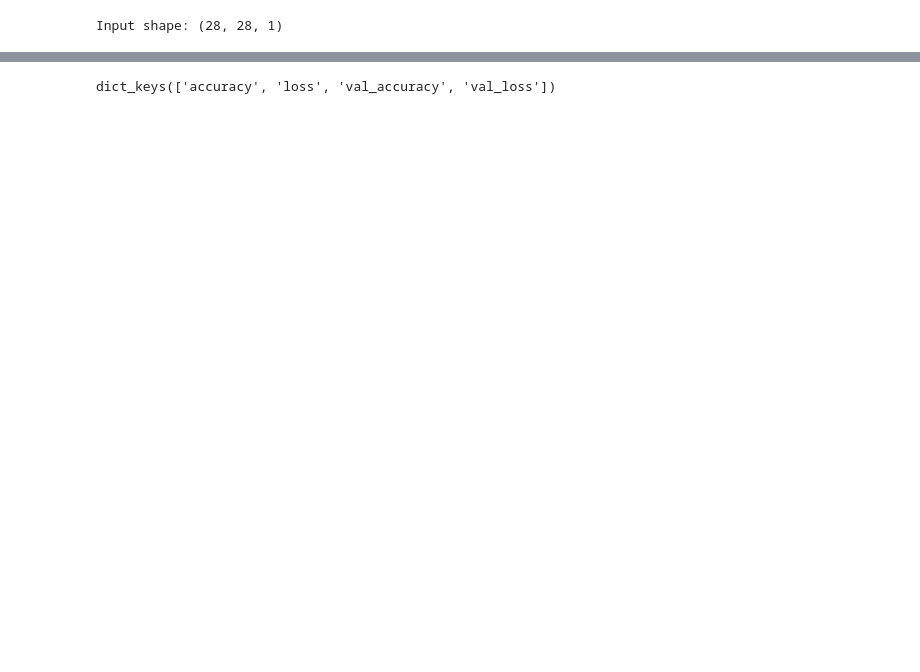
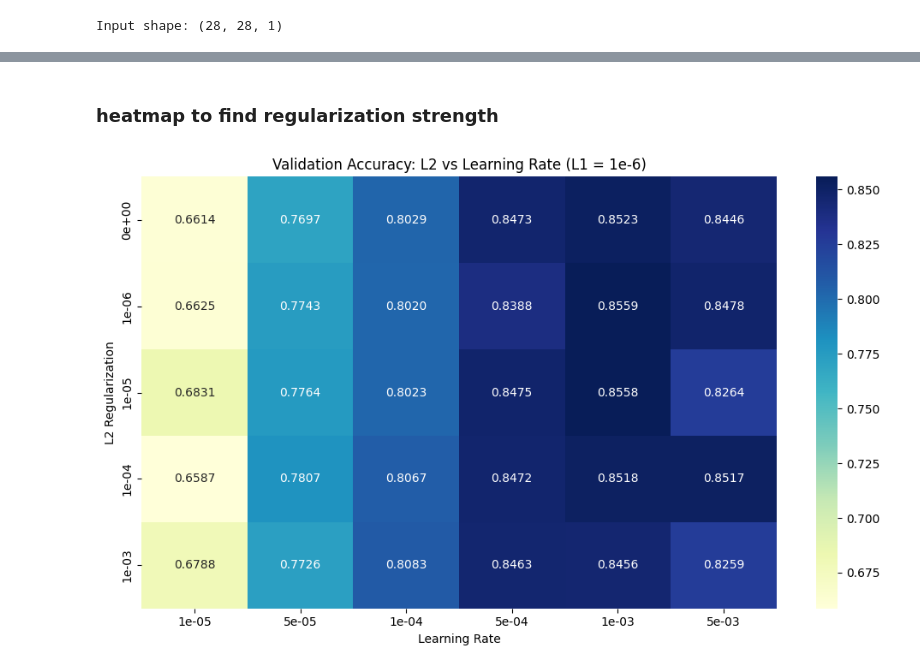
Before and after one commit to Salekin-13/intro-to-ml-basics, a Jupyter notebook: test_book.ipynb, the cells around one changed output, grey strips where cells are left out. Drawn from its saved outputs; the diff is of its cells as text; code cells hidden in the pictures; blank space fills up the shorter version.

```diff
--- a/test_book.ipynb
+++ b/test_book.ipynb
@@ -83,12 +96,7 @@ Input shape: (28, 28, 1)
 # %%
-from model_loader import LogReg
-
-# Setup
-num_classes = 10
-
 log_model = LogReg(input_shape=input_shape, num_classes=num_classes)
 log_model.tfLogReg()  # initializes the tf_model inside the class
 
 # Train model on FashionMNIST
-log_model.tf_model.fit(train_ds, epochs=20)
+hystory1 =  log_model.tf_model.fit(train_ds, epochs=20)
 # %% [output]
@@ -160,4 +131,2 @@ Epoch 13/50
-# %%
-print(history.history.keys())
-# %% [output]
-dict_keys(['accuracy', 'loss', 'val_accuracy', 'val_loss'])
+# %% [markdown]
+### heatmap to find regularization strength
@@ -163,0 +135,62 @@ dict_keys(['accuracy', 'loss', 'val_accuracy', 'val_loss'])
+# %%
+import numpy as np
+import matplotlib.pyplot as plt
+import seaborn as sns
+from tqdm import tqdm
+import tensorflow as tf
+from tensorflow.keras import regularizers
+
+# Define ranges
+#l1_values = [0.0, 1e-6, 1e-5, 1e-4, 1e-3]
+l1_fixed = 0
+learning_rates = [1e-5, 5e-5, 1e-4, 5e-4, 1e-3, 5e-3]
+l2_values = [0.0, 1e-6, 1e-5, 1e-4, 1e-3]
+
+# Initialize accuracy matrix
+val_accuracies = np.zeros((len(l2_values), len(learning_rates)))
+
+# Sweep
+for i, l2 in enumerate(tqdm(l2_values, desc="L2 Sweep")):
+    for j, lr in enumerate(learning_rates):
+        # Build model
+        model = tf.keras.Sequential([
+            tf.keras.Input(shape=input_shape),
+            tf.keras.layers.Flatten(),
+            tf.keras.layers.Dense(num_classes,
+                activation='softmax',
+                kernel_regularizer=regularizers.l1_l2(l1=l1_fixed, l2=l2))
+        ])
+
+        model.compile(
+            optimizer=tf.keras.optimizers.Adam(learning_rate=lr),
+            loss='sparse_categorical_crossentropy',
+            metrics=['accuracy']
+        )
+
+        # Train briefly
+        history = model.fit(
+            train_data,
+            validation_data=val_data,
+            epochs=3,
+            verbose=0
+        )
+
+        val_accuracies[i, j] = history.history['val_accuracy'][-1]
+
+        tf.keras.backend.clear_session()
+        tf.keras.backend.clear_session()
+
+
+# Plot heatmap
+plt.figure(figsize=(10, 6))
+sns.heatmap(val_accuracies, annot=True, fmt=".4f",
+            xticklabels=[f"{lr:.0e}" for lr in learning_rates],
+            yticklabels=[f"{l2:.0e}" for l2 in l2_values],
+            cmap="YlGnBu")
+plt.xlabel("Learning Rate")
+plt.ylabel("L2 Regularization")
+plt.title("Validation Accuracy: L2 vs Learning Rate (L1 = 1e-6)")
+plt.tight_layout()
+plt.show()
+# %% [output]
+[figure, added]
```
Also changed, not shown: parts of 40 cells of this notebook, 3 other files.
